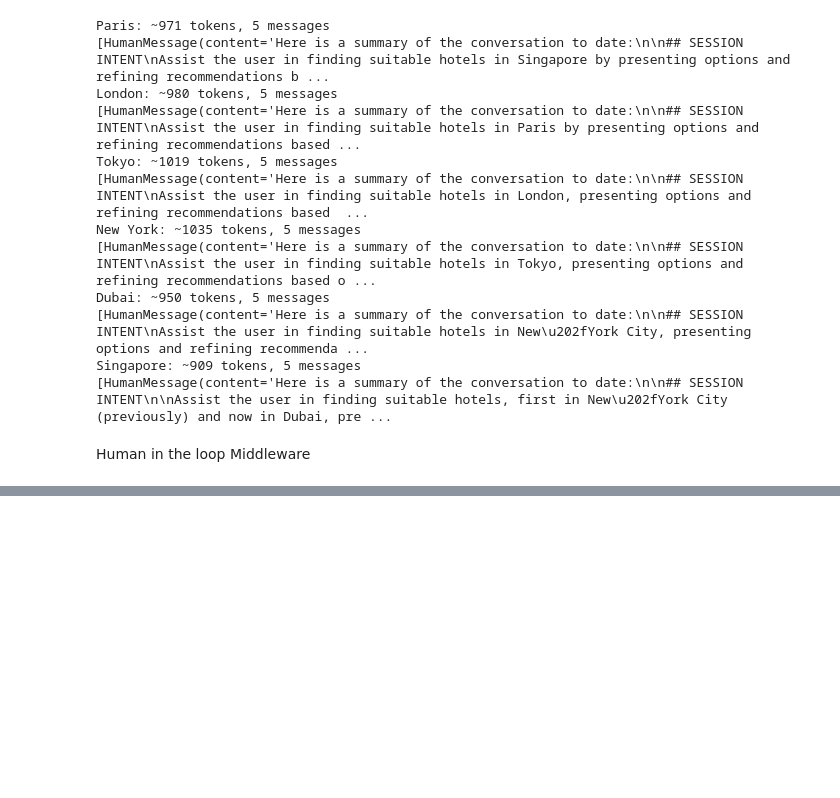
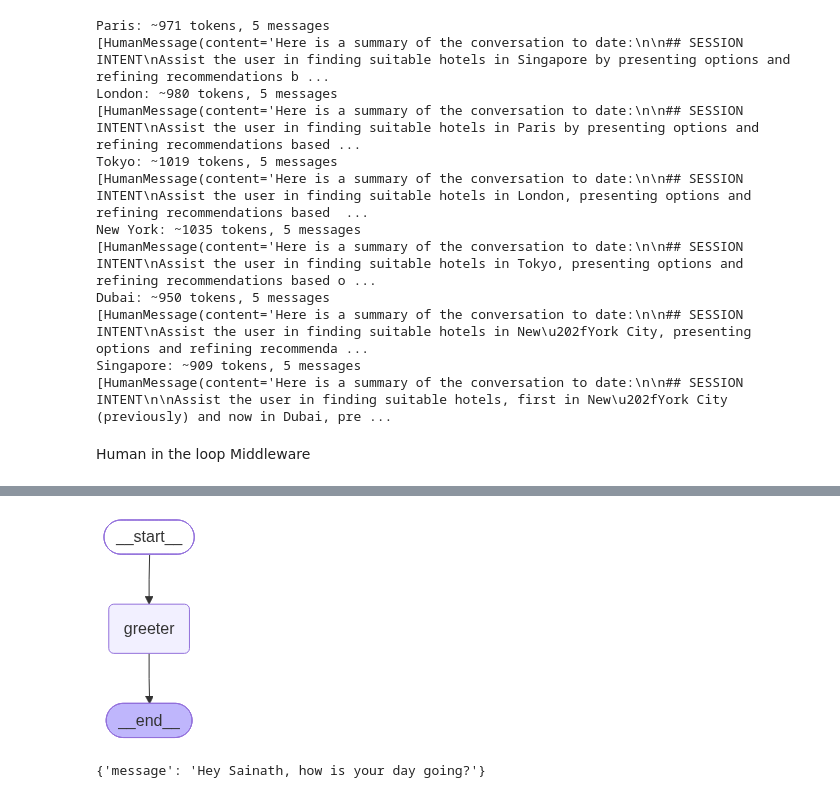
Before and after one commit to Sainath-Dussa96/Agentic-AI, a Jupyter notebook: my-project/src/my_project/langchain/langchain.ipynb, the cells around one changed output, grey strips where cells are left out. Saved outputs shown, nothing was run; the diff lists cells and outputs as text; code cells hidden in the pictures; blank space fills up the shorter version.

```diff
--- a/my-project/src/my_project/langchain/langchain.ipynb
+++ b/my-project/src/my_project/langchain/langchain.ipynb
@@ -480,0 +486,23 @@ print("Sainath dussa")
+# %%
+class AgentState(TypedDict):
+    message:str
+
+def greeting_node(state:AgentState) -> AgentState:
+    """Simple node that adds a greeting message to the state"""
+
+    state['message']= "Hey " +state["message"] + ", how is your day going?"
+
+    return state
+# %%
+graph=StateGraph(AgentState)
+
+graph.add_node("greeter", greeting_node)
+
+graph.set_entry_point("greeter")
+graph.set_finish_point("greeter")
+
+app=graph.compile()
+
+app
+# %% [output]
+[figure, added]
@@ -480,0 +513,4 @@ print("Sainath dussa")
+# %%
+print(result)
+# %% [output]
+{'message': 'Hey Sainath, how is your day going?'}
```
Also changed, not shown: parts of 3 cells of this notebook.
